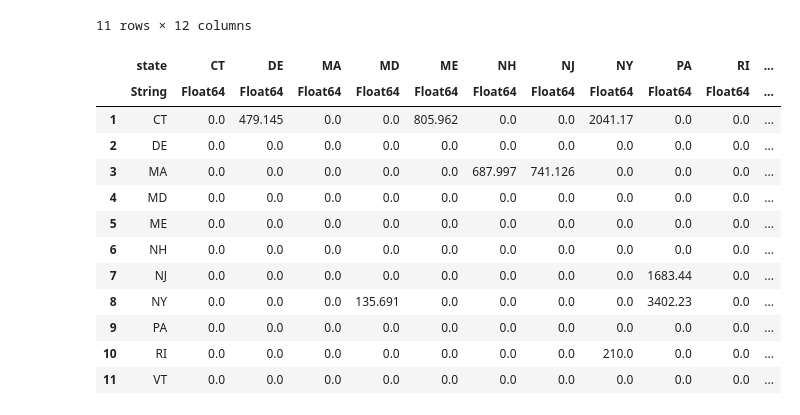
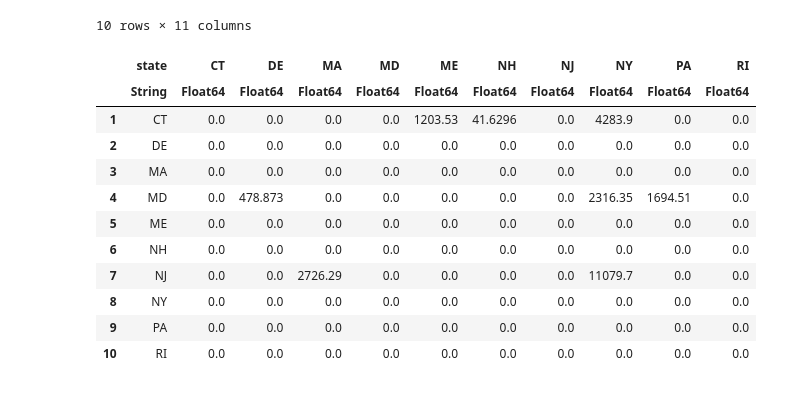
Before and after one commit to flixpar/covid-resource-allocation, a Jupyter notebook: notebooks/patients/patient_allocation_base.ipynb, the cells around one changed output. Saved outputs shown, nothing was run; the diff lists cells and outputs as text; code cells hidden in the pictures.

Commit message:
patient allocation experiments

```diff
--- a/notebooks/patients/patient_allocation_base.ipynb
+++ b/notebooks/patients/patient_allocation_base.ipynb
@@ -27,14 +41,38 @@ adj = compute_adjacencies(ne_states, hrs=travel_threshold_hours);
+# %%
+forecast_initial = forecast(
+    states, start_date-Dates.Day(1), start_date-Dates.Day(1),
+    level=:state,
+    source=:ihme,
+    forecast_type=:active,
+    patient_type=:regular,
+    bound_type=:mean,
+)[:];
+# %%
+forecast_discharged = forecast(
+    states, start_date-Dates.Day(hospitalized_days), start_date-Dates.Day(1),
+    level=:state,
+    source=:ihme,
+    forecast_type=:admitted,
+    patient_type=:regular,
+    bound_type=:mean,
+)
+forecast_discharged = hcat(forecast_discharged, zeros(Float32, N, T - hospitalized_days));
+# %%
+beds = n_beds(states, bed_type=:all, pct_beds_available=pct_beds_available);
+adj = adjacencies(states, level=:state, source=:google, threshold=travel_threshold_hours);
 # %%
 model = patient_allocation(
     beds,
-    forecast_start,
-    forecast_net,
+    forecast_initial,
+    forecast_admitted,
+    forecast_discharged,
     adj,
+    hospitalized_days=hospitalized_days,
     send_new_only=true,
-    send_wait_period=5,
+    sendrecieve_switch_time=3,
     min_send_amt=10,
-    smoothness_penalty=0.1,
-    setup_cost=0.1,
+    smoothness_penalty=0.001,
+    setup_cost=0,
     sent_penalty=0,
     verbose=true
 )
@@ -98,20 +135,19 @@ summary = DataFrame(
 # %%
 sent_matrix = DataFrame(sum(sent, dims=3)[:,:,1])
-rename!(sent_matrix, Symbol.(ne_states))
-insertcols!(sent_matrix, 1, :state => ne_states)
+rename!(sent_matrix, Symbol.(states))
+insertcols!(sent_matrix, 1, :state => states)
 # %% [output]
-11 rows × 12 columns
+10 rows × 11 columns
-|  | state | CT | DE | MA | MD | ME | NH | NJ | NY | PA | RI | ... |
-|  | String | Float64 | Float64 | Float64 | Float64 | Float64 | Float64 | Float64 | Float64 | Float64 | Float64 | ... |
-| 1 | CT | 0.0 | 479.145 | 0.0 | 0.0 | 805.962 | 0.0 | 0.0 | 2041.17 | 0.0 | 0.0 | ... |
-| 2 | DE | 0.0 | 0.0 | 0.0 | 0.0 | 0.0 | 0.0 | 0.0 | 0.0 | 0.0 | 0.0 | ... |
-| 3 | MA | 0.0 | 0.0 | 0.0 | 0.0 | 0.0 | 687.997 | 741.126 | 0.0 | 0.0 | 0.0 | ... |
-| 4 | MD | 0.0 | 0.0 | 0.0 | 0.0 | 0.0 | 0.0 | 0.0 | 0.0 | 0.0 | 0.0 | ... |
-| 5 | ME | 0.0 | 0.0 | 0.0 | 0.0 | 0.0 | 0.0 | 0.0 | 0.0 | 0.0 | 0.0 | ... |
-| 6 | NH | 0.0 | 0.0 | 0.0 | 0.0 | 0.0 | 0.0 | 0.0 | 0.0 | 0.0 | 0.0 | ... |
-| 7 | NJ | 0.0 | 0.0 | 0.0 | 0.0 | 0.0 | 0.0 | 0.0 | 0.0 | 1683.44 | 0.0 | ... |
-| 8 | NY | 0.0 | 0.0 | 0.0 | 135.691 | 0.0 | 0.0 | 0.0 | 0.0 | 3402.23 | 0.0 | ... |
-| 9 | PA | 0.0 | 0.0 | 0.0 | 0.0 | 0.0 | 0.0 | 0.0 | 0.0 | 0.0 | 0.0 | ... |
-| 10 | RI | 0.0 | 0.0 | 0.0 | 0.0 | 0.0 | 0.0 | 0.0 | 210.0 | 0.0 | 0.0 | ... |
-| 11 | VT | 0.0 | 0.0 | 0.0 | 0.0 | 0.0 | 0.0 | 0.0 | 0.0 | 0.0 | 0.0 | ... |
+|  | state | CT | DE | MA | MD | ME | NH | NJ | NY | PA | RI |
+|  | String | Float64 | Float64 | Float64 | Float64 | Float64 | Float64 | Float64 | Float64 | Float64 | Float64 |
+| 1 | CT | 0.0 | 0.0 | 0.0 | 0.0 | 1203.53 | 41.6296 | 0.0 | 4283.9 | 0.0 | 0.0 |
+| 2 | DE | 0.0 | 0.0 | 0.0 | 0.0 | 0.0 | 0.0 | 0.0 | 0.0 | 0.0 | 0.0 |
+| 3 | MA | 0.0 | 0.0 | 0.0 | 0.0 | 0.0 | 0.0 | 0.0 | 0.0 | 0.0 | 0.0 |
+| 4 | MD | 0.0 | 478.873 | 0.0 | 0.0 | 0.0 | 0.0 | 0.0 | 2316.35 | 1694.51 | 0.0 |
+| 5 | ME | 0.0 | 0.0 | 0.0 | 0.0 | 0.0 | 0.0 | 0.0 | 0.0 | 0.0 | 0.0 |
+| 6 | NH | 0.0 | 0.0 | 0.0 | 0.0 | 0.0 | 0.0 | 0.0 | 0.0 | 0.0 | 0.0 |
+| 7 | NJ | 0.0 | 0.0 | 2726.29 | 0.0 | 0.0 | 0.0 | 0.0 | 11079.7 | 0.0 | 0.0 |
+| 8 | NY | 0.0 | 0.0 | 0.0 | 0.0 | 0.0 | 0.0 | 0.0 | 0.0 | 0.0 | 0.0 |
+| 9 | PA | 0.0 | 0.0 | 0.0 | 0.0 | 0.0 | 0.0 | 0.0 | 0.0 | 0.0 | 0.0 |
+| 10 | RI | 0.0 | 0.0 | 0.0 | 0.0 | 0.0 | 0.0 | 0.0 | 0.0 | 0.0 | 0.0 |
 # %%
```
Also changed, not shown: parts of 16 cells of this notebook, 2 other files.
